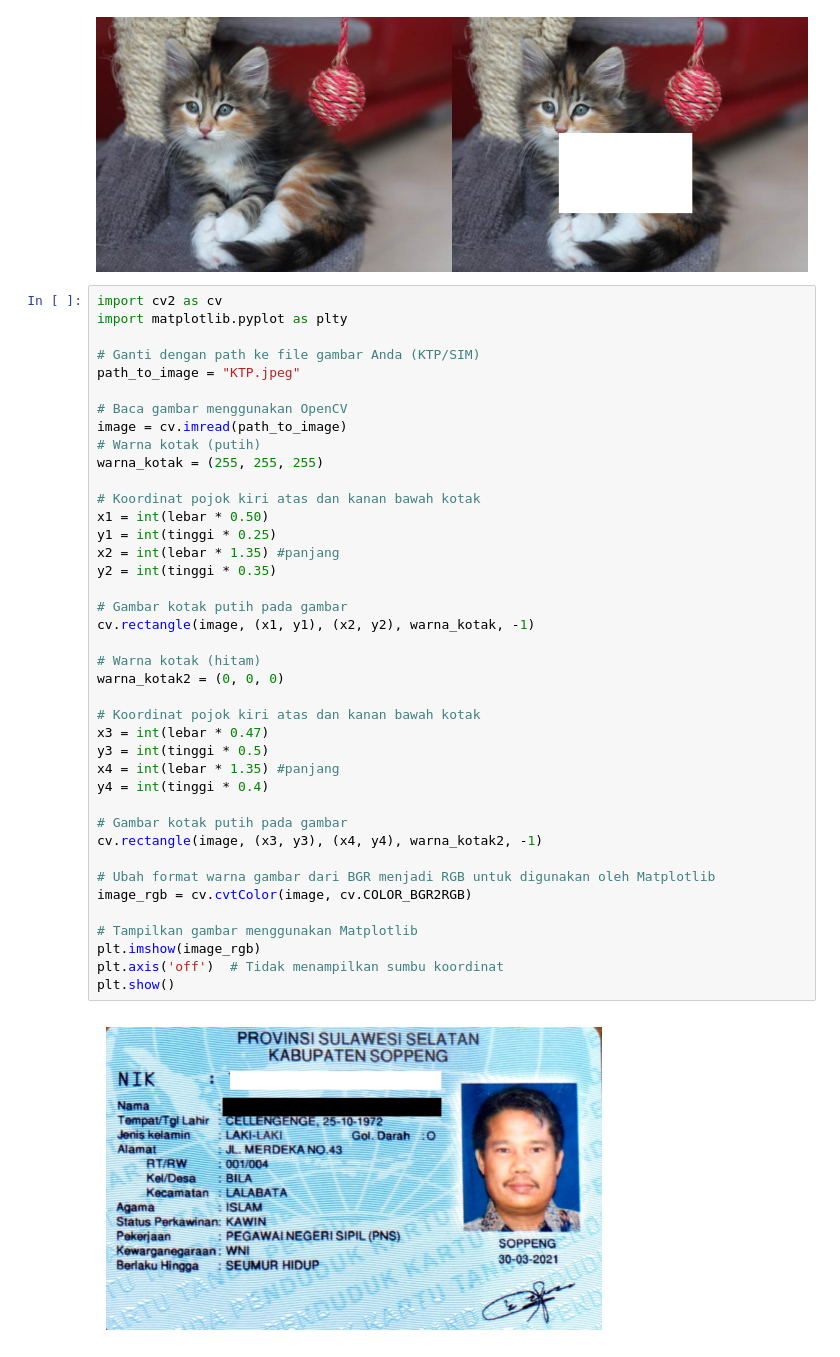
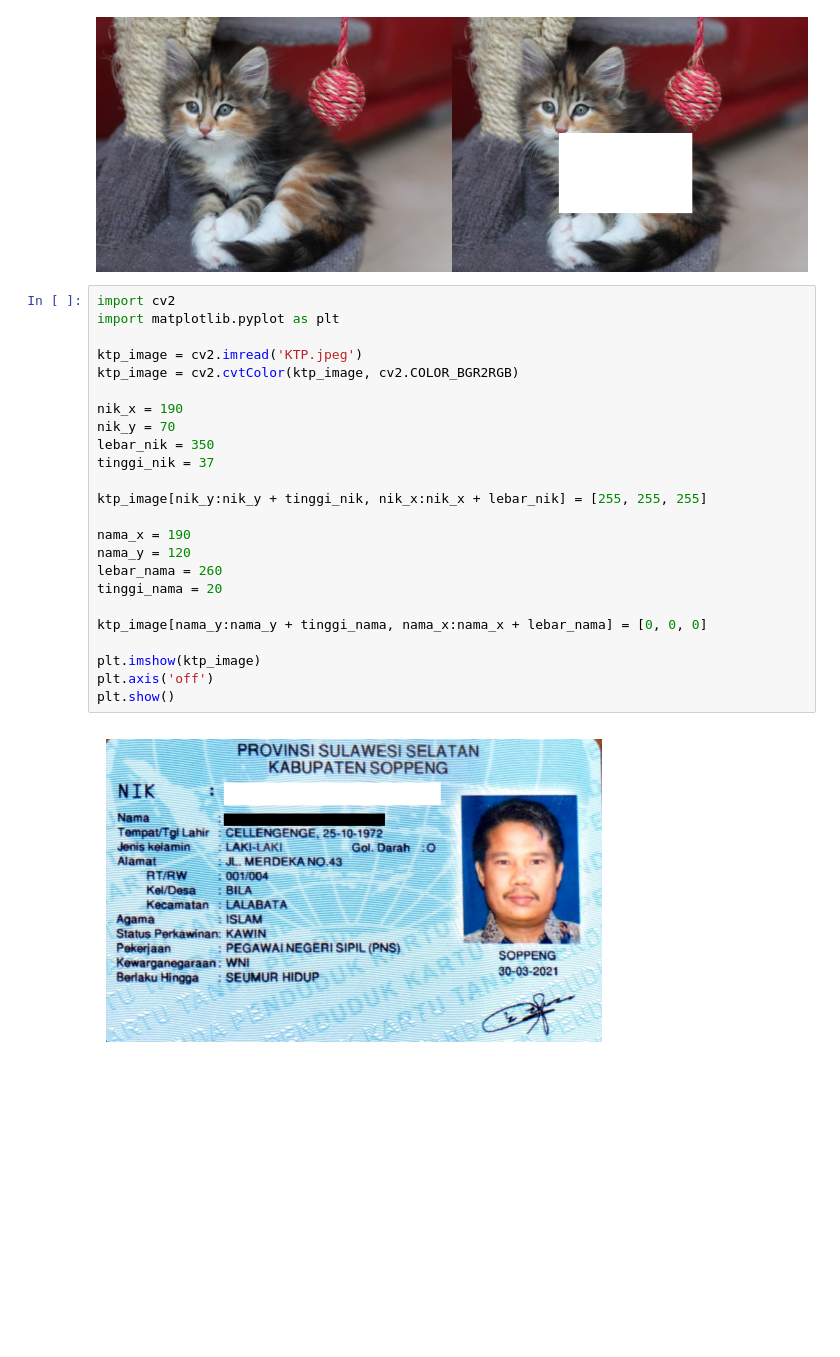
Before and after one commit to bagasyramadhan/PCVK_Ganjil_2023, a Jupyter notebook: Week_1.ipynb, the cells around one changed output. Drawn from its saved outputs; the diff is of its cells as text; blank space fills up the shorter version.

```diff
--- a/Week_1.ipynb
+++ b/Week_1.ipynb
@@ -149,45 +149,29 @@ final_frame = cv.hconcat((image_2, image_3))
 cv2_imshow(final_frame)
 # %% [output]
 [figure]
-# %%
-import cv2 as cv
-import matplotlib.pyplot as plty
-
-# Ganti dengan path ke file gambar Anda (KTP/SIM)
-path_to_image = "KTP.jpeg"
-
-# Baca gambar menggunakan OpenCV
-image = cv.imread(path_to_image)
-# Warna kotak (putih)
-warna_kotak = (255, 255, 255)
-
-# Koordinat pojok kiri atas dan kanan bawah kotak
-x1 = int(lebar * 0.50)
-y1 = int(tinggi * 0.25)
-x2 = int(lebar * 1.35) #panjang
-y2 = int(tinggi * 0.35)
-
-# Gambar kotak putih pada gambar
-cv.rectangle(image, (x1, y1), (x2, y2), warna_kotak, -1)
-
-# Warna kotak (hitam)
-warna_kotak2 = (0, 0, 0)
-
-# Koordinat pojok kiri atas dan kanan bawah kotak
-x3 = int(lebar * 0.47)
-y3 = int(tinggi * 0.5)
-x4 = int(lebar * 1.35) #panjang
-y4 = int(tinggi * 0.4)
-
-# Gambar kotak putih pada gambar
-cv.rectangle(image, (x3, y3), (x4, y4), warna_kotak2, -1)
-
-# Ubah format warna gambar dari BGR menjadi RGB untuk digunakan oleh Matplotlib
-image_rgb = cv.cvtColor(image, cv.COLOR_BGR2RGB)
-
-# Tampilkan gambar menggunakan Matplotlib
-plt.imshow(image_rgb)
-plt.axis('off')  # Tidak menampilkan sumbu koordinat
-plt.show()
-# %% [output]
-[figure, removed]
+# %%
+import cv2
+import matplotlib.pyplot as plt
+
+ktp_image = cv2.imread('KTP.jpeg')
+ktp_image = cv2.cvtColor(ktp_image, cv2.COLOR_BGR2RGB)
+
+nik_x = 190
+nik_y = 70
+lebar_nik = 350
+tinggi_nik = 37
+
+ktp_image[nik_y:nik_y + tinggi_nik, nik_x:nik_x + lebar_nik] = [255, 255, 255]
+
+nama_x = 190
+nama_y = 120
+lebar_nama = 260
+tinggi_nama = 20
+
+ktp_image[nama_y:nama_y + tinggi_nama, nama_x:nama_x + lebar_nama] = [0, 0, 0]
+
+plt.imshow(ktp_image)
+plt.axis('off')
+plt.show()
+# %% [output]
+[figure, added]
```
